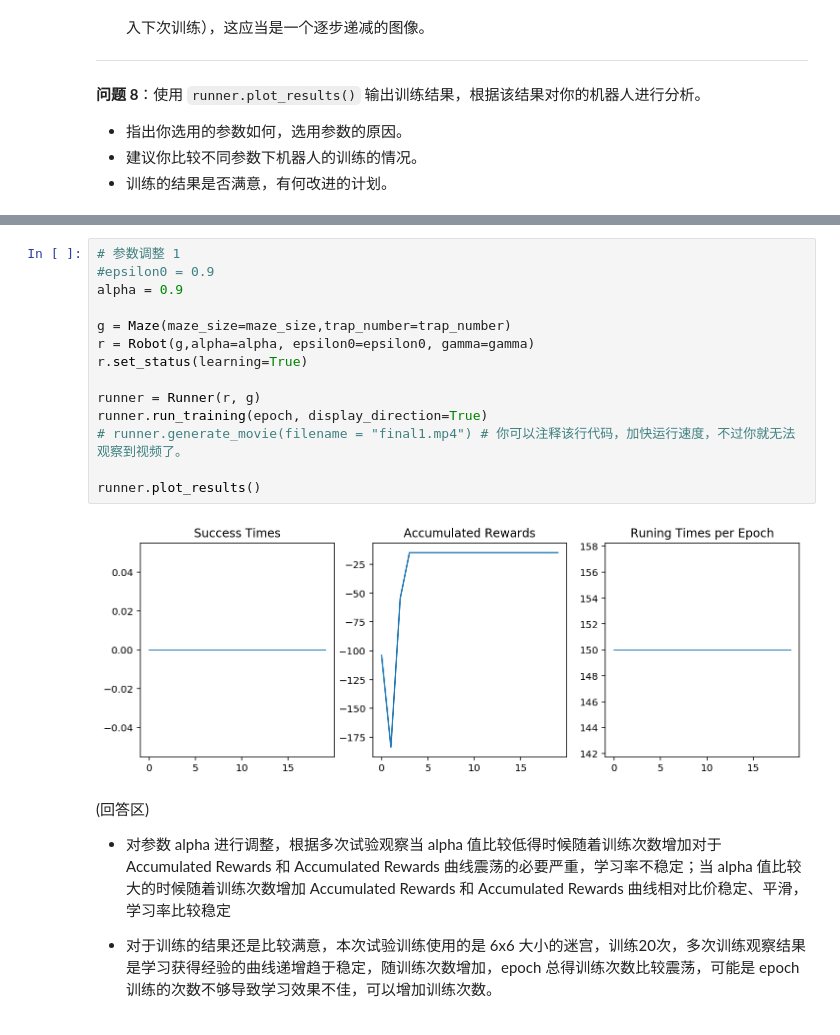
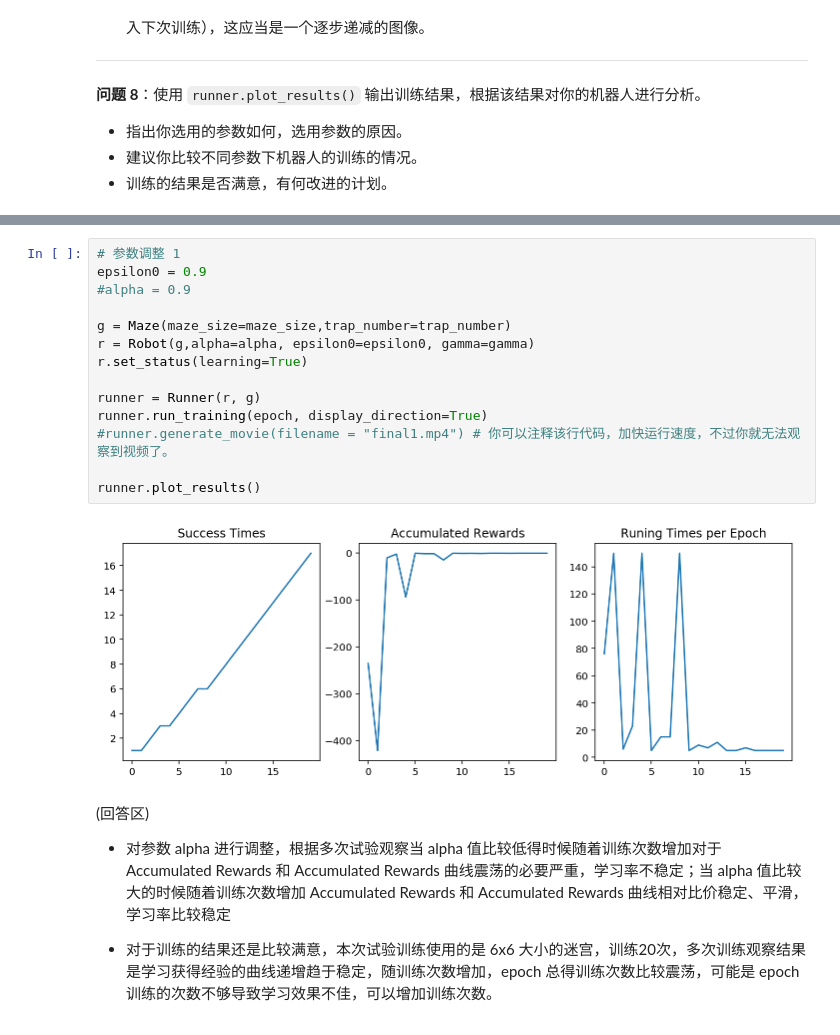
Before and after one commit to miaopei/MachineLearning, a Jupyter notebook: uda_project/P5/my_qlearning_maze/robot_maze.ipynb, the cells around one changed output, grey strips where cells are left out. Saved outputs shown, nothing was run; the diff lists cells and outputs as text.

```diff
--- a/uda_project/P5/my_qlearning_maze/robot_maze.ipynb
+++ b/uda_project/P5/my_qlearning_maze/robot_maze.ipynb
@@ -301,19 +301,19 @@ runner.plot_results()
 # %%
 # 参数调整 1
-#epsilon0 = 0.9
-alpha = 0.9
+epsilon0 = 0.9
+#alpha = 0.9
 
 g = Maze(maze_size=maze_size,trap_number=trap_number)
 r = Robot(g,alpha=alpha, epsilon0=epsilon0, gamma=gamma)
 r.set_status(learning=True)
 
 runner = Runner(r, g)
 runner.run_training(epoch, display_direction=True)
-# runner.generate_movie(filename = "final1.mp4") # 你可以注释该行代码，加快运行速度，不过你就无法观察到视频了。
+#runner.generate_movie(filename = "final1.mp4") # 你可以注释该行代码，加快运行速度，不过你就无法观察到视频了。
 
 runner.plot_results()
 # %% [output]
-[figure, old version]
+[figure, new version]
 # %% [markdown]
 (回答区)
 
```
Also changed, not shown: parts of 4 cells of this notebook, 2 other files.
